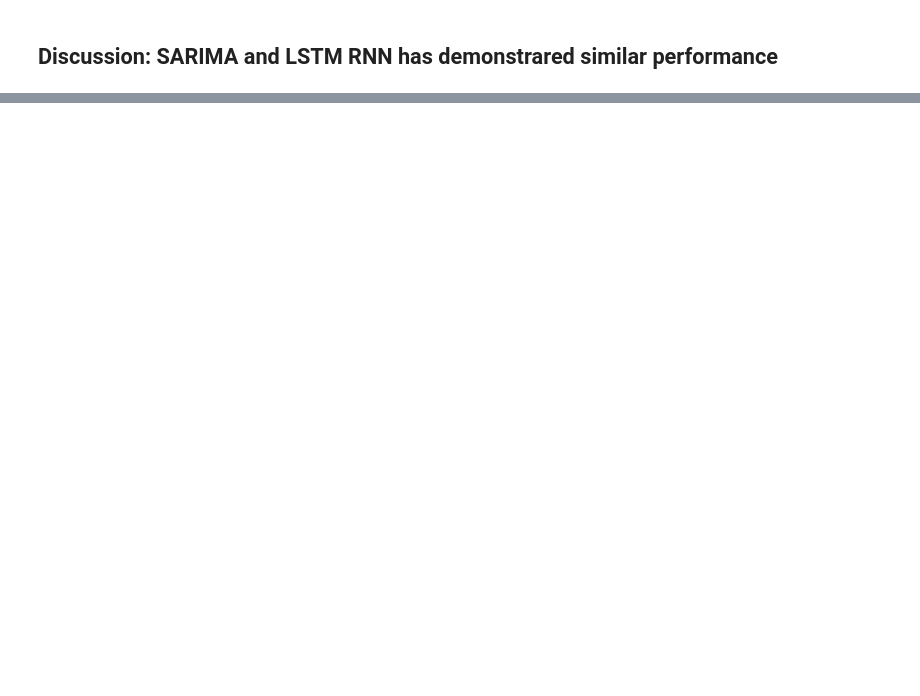
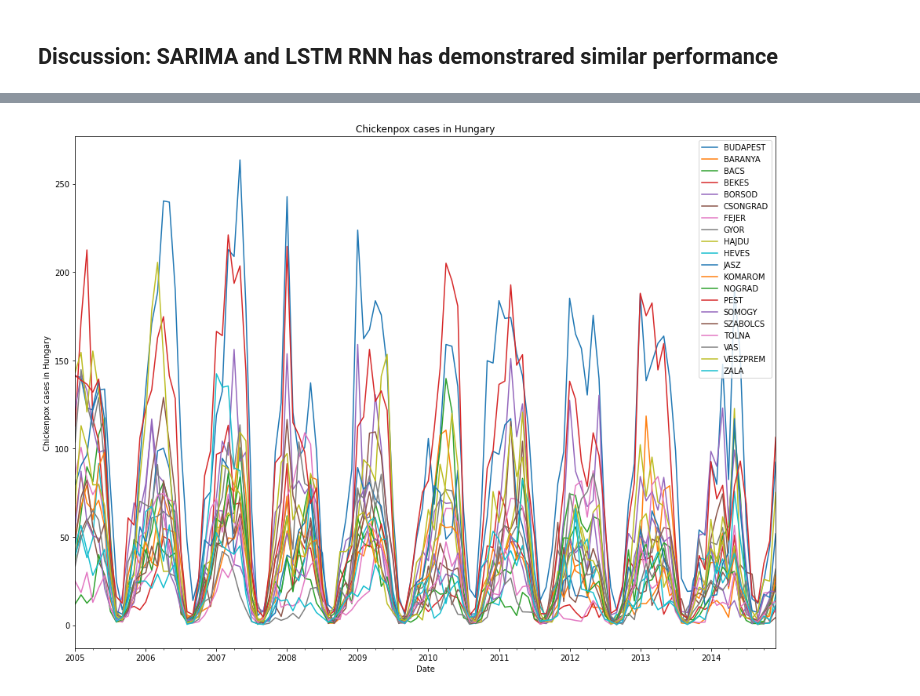
Before and after one commit to ArtemRamus/Hungarian-Chickenpox-Cases-Prediction, a Jupyter notebook: Hungarian_Chickenpox_Cases_Data_Set.ipynb, the cells around one changed output, grey strips where cells are left out. Drawn from its saved outputs; the diff is of its cells as text; code cells hidden in the pictures; blank space fills up the shorter version.

Commit message:
Add files via upload
Analysis per areas was added.

```diff
--- a/Hungarian_Chickenpox_Cases_Data_Set.ipynb
+++ b/Hungarian_Chickenpox_Cases_Data_Set.ipynb
@@ -649,0 +652,3 @@ ax.set(xlabel=xlabel, ylabel=ylabel);
+# %%
+# making a datades of the cases per area
+df_areas = df.copy().drop(['Total_Cases'],axis=1)
@@ -649,0 +676,11 @@ ax.set(xlabel=xlabel, ylabel=ylabel);
+# %%
+# plotting all the sries on the same scale
+title = 'Chickenpox cases in Hungary'
+ylabel = 'Chickenpox cases in Hungary'
+xlabel = 'Date'
+
+ax = df_areas.plot(figsize=(16,12),title=title)
+ax.autoscale(axis='x',tight=True)
+ax.set(xlabel=xlabel, ylabel=ylabel);
+# %% [output]
+[figure, added]
```
Also changed, not shown: parts of 18 cells of this notebook.
